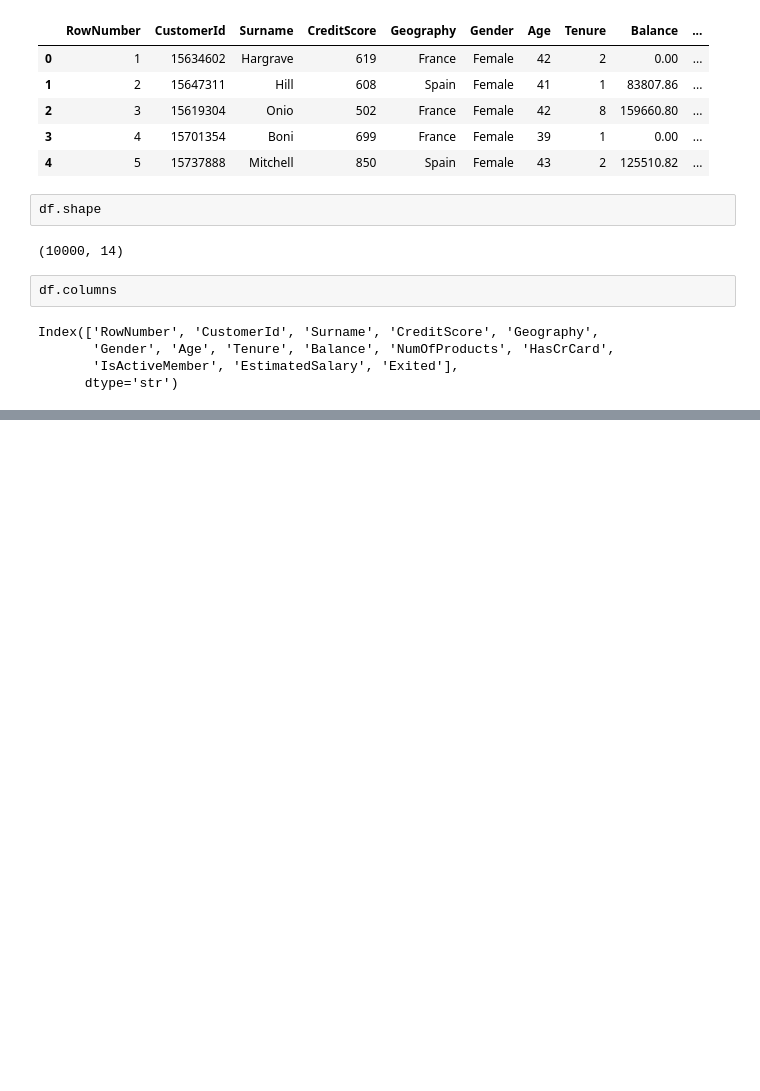
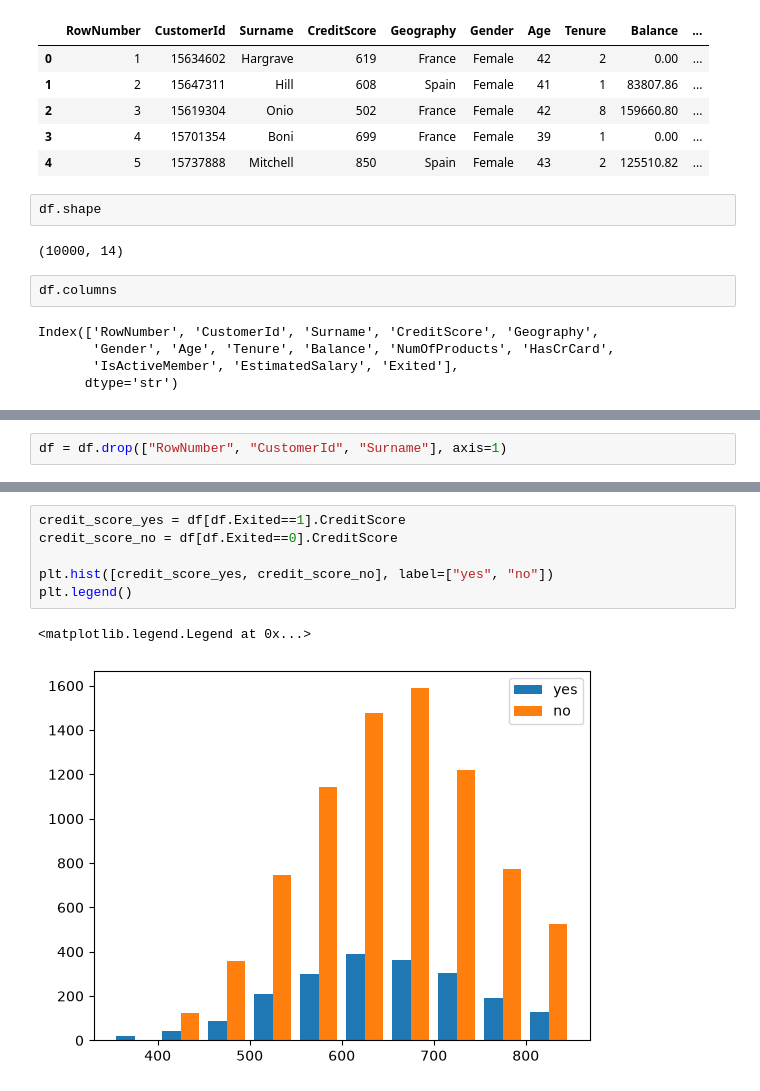
Before and after one commit to mohnish4code/Customer-Churn-Prediction, a Jupyter notebook: notebook/customer_churn.ipynb, the cells around one changed output, grey strips where cells are left out. Cells and saved outputs as stored; diff of their text form; blank space fills up the shorter version.

Commit message:
Customer Churn Prediction

```diff
--- a/notebook/customer_churn.ipynb
+++ b/notebook/customer_churn.ipynb
@@ -26,0 +68,2 @@ Index(['RowNumber', 'CustomerId', 'Surname', 'CreditScore', 'Geography',
+# %%
+df = df.drop(["RowNumber", "CustomerId", "Surname"], axis=1)
@@ -26,0 +90,9 @@ Index(['RowNumber', 'CustomerId', 'Surname', 'CreditScore', 'Geography',
+# %%
+credit_score_yes = df[df.Exited==1].CreditScore
+credit_score_no = df[df.Exited==0].CreditScore
+
+plt.hist([credit_score_yes, credit_score_no], label=["yes", "no"])
+plt.legend()
+# %% [output]
+<matplotlib.legend.Legend at 0x...>
+[figure, added]
```
Also changed, not shown: parts of 27 cells of this notebook, 2 other files.
